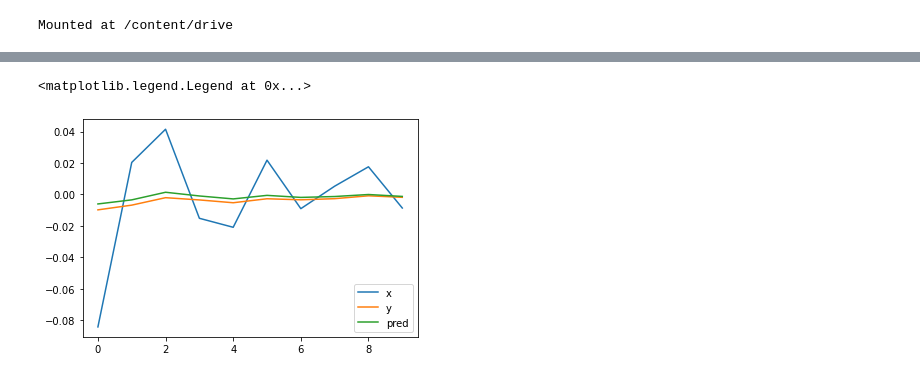
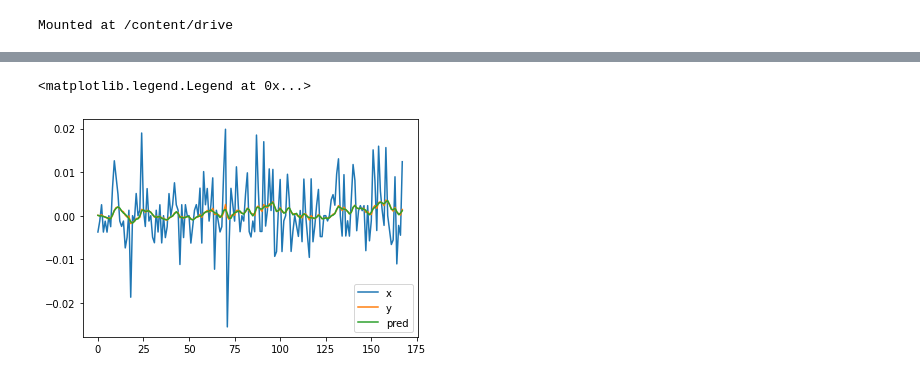
Before and after one commit to tclau/FYP, a Jupyter notebook: autoencoder_fyp.ipynb, the cells around one changed output, grey strips where cells are left out. Saved outputs shown, nothing was run; the diff lists cells and outputs as text; code cells hidden in the pictures.

```diff
--- a/autoencoder_fyp.ipynb
+++ b/autoencoder_fyp.ipynb
@@ -100,6 +125,0 @@ for f in files:
-# %%
-train_data_full=np.concatenate(train_data_full,axis=0)
-train_ma_full=np.concatenate(train_ma_full,axis=0)
-
-test_data_full=np.concatenate(test_data_full,axis=0)
-test_ma_full=np.concatenate(test_ma_full,axis=0)
@@ -169,14 +251,16 @@ scheduler = torch.optim.lr_scheduler.MultiStepLR(optimizer, milestones=[10,40],
 # %%
 # Train
 log_loss=[]
+train_loss = []
+test_loss = []
 model.train()
-for epoch in range(epochs)[:1]:
+for epoch in range(epochs):
     total_loss = 0
     for data, denoised in train_loader:
       data = data.to(device)
       denoised = denoised.to(device)
       # Forward
-      output = model(data,training=True)
+      output = model(data, training=True)
       loss = loss_function(output, denoised)
       loss.backward()
 
@@ -185,9 +269,12 @@ for epoch in range(epochs)[:1]:
       total_loss+=loss
       log_loss.append(loss.item())
     total_loss /= len(train_loader.dataset)
+    train_loss.append(total_loss.item())
     scheduler.step()
 
-    if epoch % 5 ==0:
+    if epoch % 10 ==0:
+    #if True:
         print('[{}/{}] Loss:'.format(epoch+1, epochs), total_loss.item())
+
 print('[{}/{}] Loss:'.format(epoch+1, epochs), total_loss.item())
 # %% [output]
@@ -198,0 +362,22 @@ torch.Size([83, 100, 10])
+# %%
+for data, denoised in iter(test_loader):
+  data = data.to(device)
+  denoised = denoised.to(device)
+  break
+model.eval()
+output = model(data, training=True)
+count = np.arange(window_size)
+n_data, n_example = output.shape[0], 5
+print(n_data, n_example)
+idxes = np.random.choice(n_data, n_example)
+
+for idx in idxes:
+    x = data[idx].cpu().detach().numpy()
+    y = denoised[idx].cpu().detach().numpy()
+    pred = output[idx].cpu().detach().numpy()
+
+    fig, ax = plt.subplots(nrow, ncol, figsize=(8*nrow, 5*ncol))
+    ax.plot(count, x[0], label="x")
+    ax.plot(count, y.mean(axis=0), label="y")
+    ax.plot(count, pred.mean(axis=0), label="pred")
+    ax.legend()
@@ -199,17 +391,13 @@ torch.Size([83, 100, 10])
 # %%
-# x = inputs[0].detach().numpy()*std+mean
-# y = output[0].detach().numpy()*std+mean
-
 x = data[1].cpu().detach().numpy()
 y = denoised[1].cpu().detach().numpy()
 pred = output[1].cpu().detach().numpy()
-
-count = np.arange(10)
+count = np.arange(window_size)
 
 plt.plot(count,x[0],label="x")
 plt.plot(count,y.mean(axis=0),label="y")
 plt.plot(count,pred.mean(axis=0),label="pred")
 plt.legend()
 # %% [output]
 <matplotlib.legend.Legend at 0x...>
-[figure, old version]
+[figure, new version]
```
Also changed, not shown: parts of 37 cells of this notebook.
